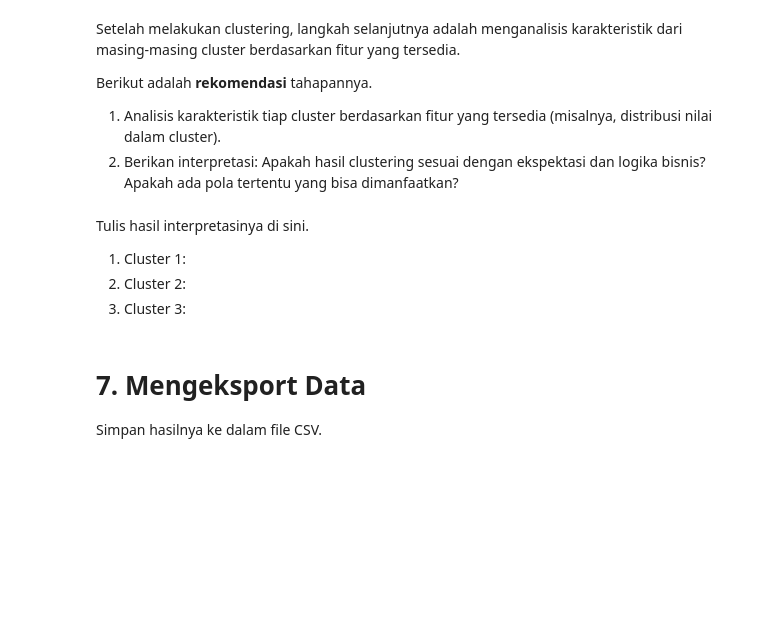
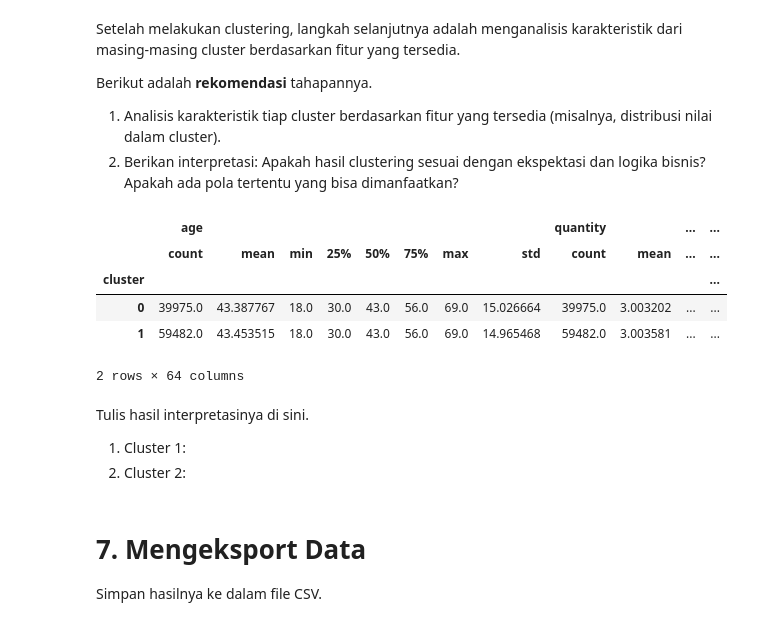
Before and after one commit to arguto1993/istanbul-retail-clustering-classification, a Jupyter notebook: clustering.ipynb, the cells around one changed output. Saved outputs shown, nothing was run; the diff lists cells and outputs as text; code cells hidden in the pictures; blank space fills up the shorter version.

```diff
--- a/clustering.ipynb
+++ b/clustering.ipynb
@@ -1080,11 +1108,20 @@ Setelah melakukan clustering, langkah selanjutnya adalah menganalisis karakteris
 Berikut adalah **rekomendasi** tahapannya.
 1. Analisis karakteristik tiap cluster berdasarkan fitur yang tersedia (misalnya, distribusi nilai dalam cluster).
 2. Berikan interpretasi: Apakah hasil clustering sesuai dengan ekspektasi dan logika bisnis? Apakah ada pola tertentu yang bisa dimanfaatkan?
+# %%
+cluster_desc = df_clustered.groupby('cluster').describe()
+cluster_desc
+# %% [output]
+|  | age |  |  |  |  |  |  |  | quantity |  | ... | ... |
+|  | count | mean | min | 25% | 50% | 75% | max | std | count | mean | ... | ... |
+| cluster |  |  |  |  |  |  |  |  |  |  |  | ... |
+| 0 | 39975.0 | 43.387767 | 18.0 | 30.0 | 43.0 | 56.0 | 69.0 | 15.026664 | 39975.0 | 3.003202 | ... | ... |
+| 1 | 59482.0 | 43.453515 | 18.0 | 30.0 | 43.0 | 56.0 | 69.0 | 14.965468 | 59482.0 | 3.003581 | ... | ... |
+2 rows × 64 columns
 # %% [markdown]
 Tulis hasil interpretasinya di sini.
 1. Cluster 1:
 2. Cluster 2:
-3. Cluster 3:
 # %% [markdown]
 # **7. Mengeksport Data**
 
```
Also changed, not shown: parts of 13 cells of this notebook.
